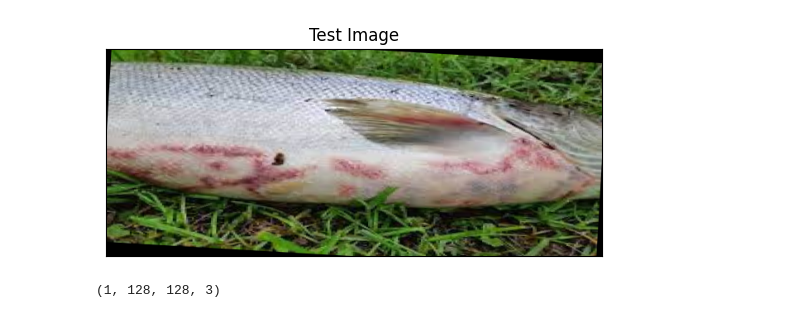
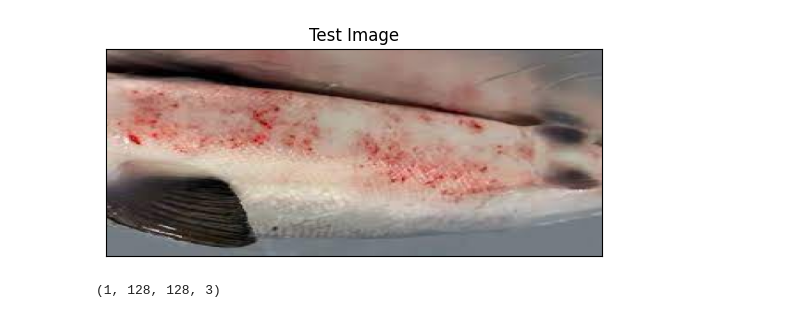
Before and after one commit to ayan0xdl/fish_disease_detection, a Jupyter notebook: test.ipynb, the cells around one changed output. Cells and saved outputs as stored; diff of their text form; code cells hidden in the pictures.

```diff
--- a/test.ipynb
+++ b/test.ipynb
@@ -28,18 +28,18 @@ Non-trainable params: 0
 _________________________________________________________________
 # %%
 #visualizing image of our test set
-image_path = r"D:\salmon\salmon_dataset_split\test\InfectedFish\infected_145.png"
+image_path = r"D:\salmon\salmon_dataset_split\test\InfectedFish\infected_61.png"
 img = cv2.imread(image_path) #read image
 img = cv2.cvtColor(img,cv2.COLOR_BGR2RGB) #convert BGR to RGB
 
 #displaying the image
 plt.imshow(img)
 plt.xticks([])
 plt.yticks([])
 plt.title("Test Image")
 plt.show()
 # %% [output]
-[figure, old version]
+[figure, new version]
 # %%
 #testing model
 image = tf.keras.preprocessing.image.load_img(image_path,target_size=[128,128])
```
Also changed, not shown: parts of 6 cells of this notebook, 6 other files.
